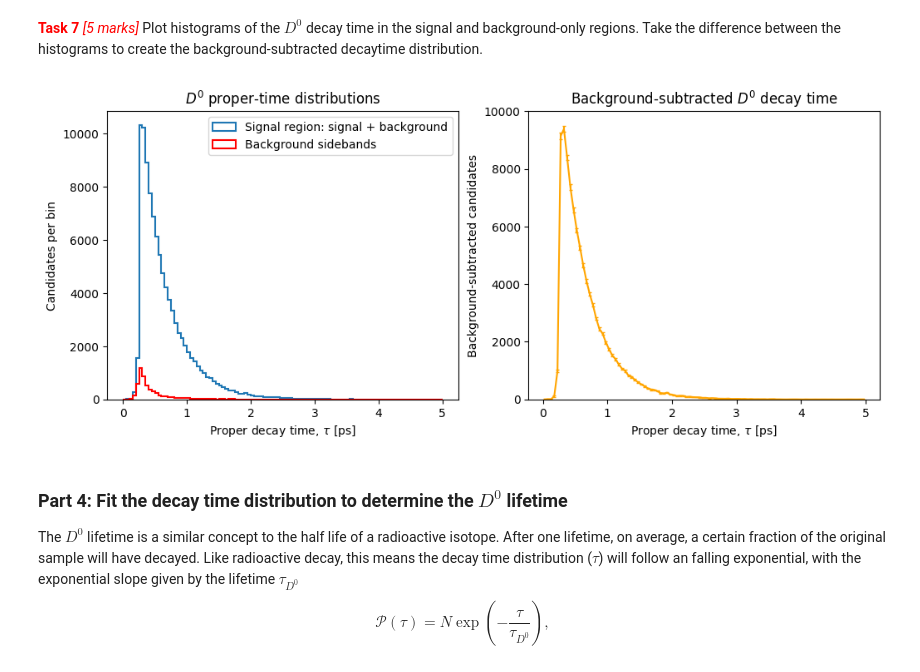
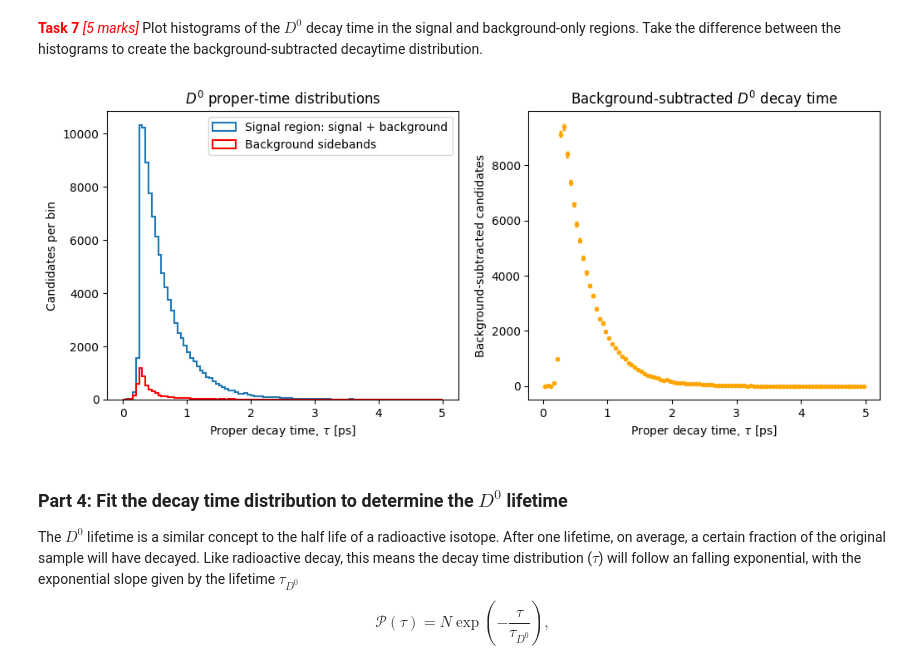
Before and after one commit to kaiheuheu/monashspa, a Jupyter notebook: monashspa/PHS3302/d0_lifetime/d0_lifetime.ipynb, the cells around one changed output. Drawn from its saved outputs; the diff is of its cells as text; code cells hidden in the pictures.

```diff
--- a/monashspa/PHS3302/d0_lifetime/d0_lifetime.ipynb
+++ b/monashspa/PHS3302/d0_lifetime/d0_lifetime.ipynb
@@ -339,36 +339,35 @@ hist_bkg = ax[0].hist(
     range=tau_range,
     histtype="step",
     linewidth=1.5,
     color="red",
     label="Background sidebands"
 )
 
 ax[0].set_xlabel(r'Proper decay time, $\tau$ [ps]')
 ax[0].set_ylabel('Candidates per bin')
 ax[0].set_title(r'$D^0$ proper-time distributions')
 ax[0].legend()
 
 # Right panel: bin-by-bin sideband subtraction
 difference, error, bin_centers = subtractHistograms(hist_sig, hist_bkg)
 
 ax[1].errorbar(
     bin_centers,
     difference,
     yerr=error,
-    fmt="-",
+    fmt="o",
     markersize=3,
     capsize=1.5,
     color="orange"
 )
 
-ax[1].set_ylim(0, 10000)
 ax[1].set_xlabel(r'Proper decay time, $\tau$ [ps]')
 ax[1].set_ylabel('Background-subtracted candidates')
 ax[1].set_title(r'Background-subtracted $D^0$ decay time')
 
 plt.show()
 # %% [output]
-[figure, old version]
+[figure, new version]
 # %% [markdown]
 ### Part 4: Fit the decay time distribution to determine the $D^0$ lifetime
 
```
Also changed, not shown: parts of 4 cells of this notebook, 2 other files.
